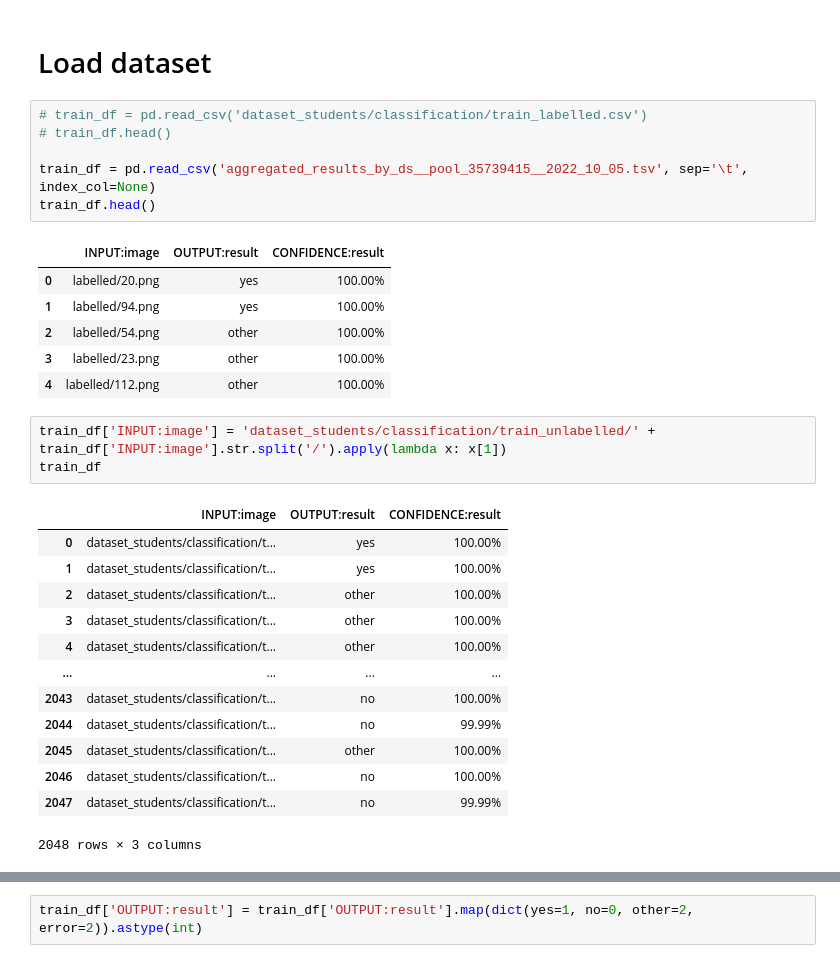
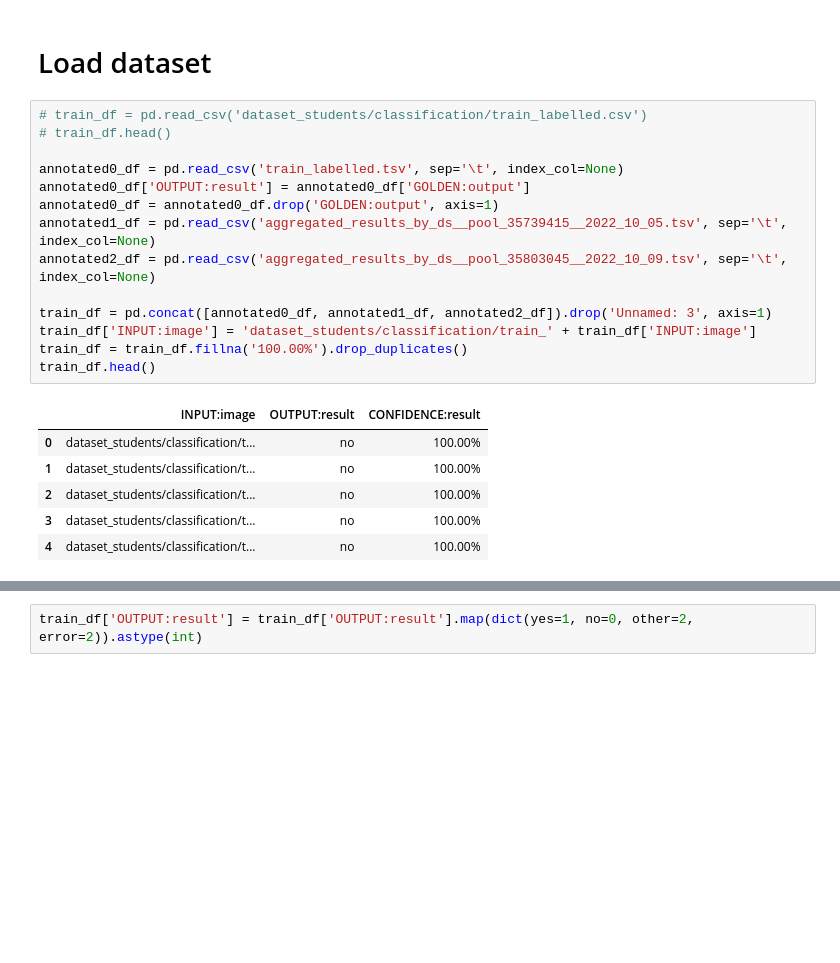
Before and after one commit to alekseyen/CrowdsourcingSegmentationProject, a Jupyter notebook: train_basic_classifier.ipynb, the cells around one changed output, grey strips where cells are left out. Cells and saved outputs as stored; diff of their text form; blank space fills up the shorter version.

```diff
--- a/train_basic_classifier.ipynb
+++ b/train_basic_classifier.ipynb
@@ -44,30 +100,21 @@ Sat Oct  8 07:53:14 2022
 # %%
 # train_df = pd.read_csv('dataset_students/classification/train_labelled.csv')
 # train_df.head()
 
-train_df = pd.read_csv('aggregated_results_by_ds__pool_35739415__2022_10_05.tsv', sep='\t', index_col=None)
+annotated0_df = pd.read_csv('train_labelled.tsv', sep='\t', index_col=None)
+annotated0_df['OUTPUT:result'] = annotated0_df['GOLDEN:output']
+annotated0_df = annotated0_df.drop('GOLDEN:output', axis=1)
+annotated1_df = pd.read_csv('aggregated_results_by_ds__pool_35739415__2022_10_05.tsv', sep='\t', index_col=None)
+annotated2_df = pd.read_csv('aggregated_results_by_ds__pool_35803045__2022_10_09.tsv', sep='\t', index_col=None)
+
+train_df = pd.concat([annotated0_df, annotated1_df, annotated2_df]).drop('Unnamed: 3', axis=1)
+train_df['INPUT:image'] = 'dataset_students/classification/train_' + train_df['INPUT:image']
+train_df = train_df.fillna('100.00%').drop_duplicates()
 train_df.head()
 # %% [output]
 |  | INPUT:image | OUTPUT:result | CONFIDENCE:result |
-| 0 | labelled/20.png | yes | 100.00% |
-| 1 | labelled/94.png | yes | 100.00% |
-| 2 | labelled/54.png | other | 100.00% |
-| 3 | labelled/23.png | other | 100.00% |
-| 4 | labelled/112.png | other | 100.00% |
+| 0 | dataset_students/classification/t... | no | 100.00% |
+| 1 | dataset_students/classification/t... | no | 100.00% |
+| 2 | dataset_students/classification/t... | no | 100.00% |
+| 3 | dataset_students/classification/t... | no | 100.00% |
+| 4 | dataset_students/classification/t... | no | 100.00% |
-# %%
-train_df['INPUT:image'] = 'dataset_students/classification/train_unlabelled/' + train_df['INPUT:image'].str.split('/').apply(lambda x: x[1])
-train_df
-# %% [output]
-|  | INPUT:image | OUTPUT:result | CONFIDENCE:result |
-| 0 | dataset_students/classification/t... | yes | 100.00% |
-| 1 | dataset_students/classification/t... | yes | 100.00% |
-| 2 | dataset_students/classification/t... | other | 100.00% |
-| 3 | dataset_students/classification/t... | other | 100.00% |
-| 4 | dataset_students/classification/t... | other | 100.00% |
-| ... | ... | ... | ... |
-| 2043 | dataset_students/classification/t... | no | 100.00% |
-| 2044 | dataset_students/classification/t... | no | 99.99% |
-| 2045 | dataset_students/classification/t... | other | 100.00% |
-| 2046 | dataset_students/classification/t... | no | 100.00% |
-| 2047 | dataset_students/classification/t... | no | 99.99% |
-2048 rows × 3 columns
```
Also changed, not shown: parts of 29 cells of this notebook, 3 other files.
